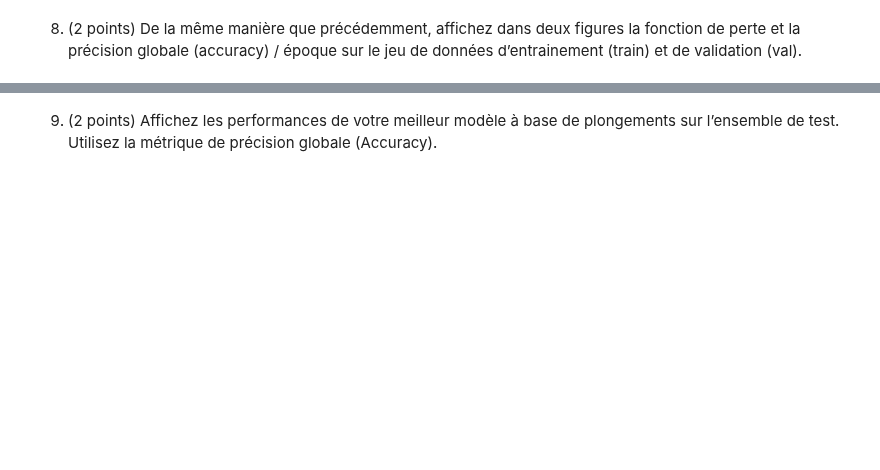
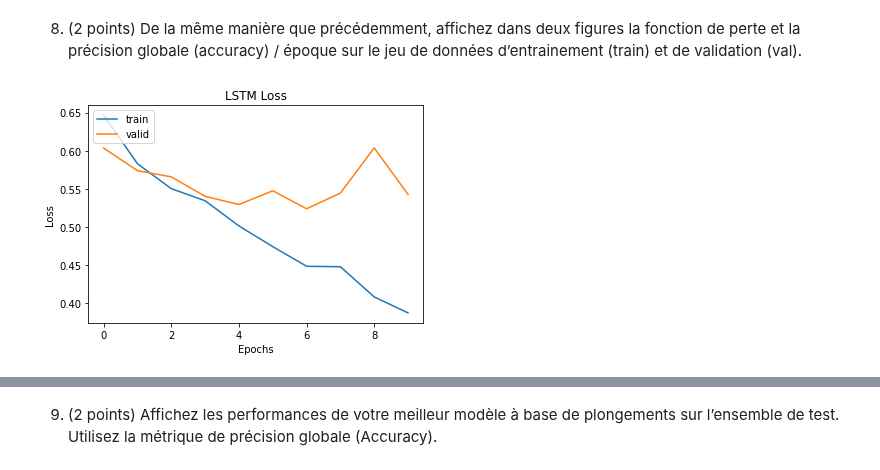
Before and after one commit to nabil-dbz/INF8460, a Jupyter notebook: TP2/Squelette et données/inf8460_A21_TP2_squelette.ipynb, the cells around one changed output, grey strips where cells are left out. Saved outputs shown, nothing was run; the diff lists cells and outputs as text; code cells hidden in the pictures; blank space fills up the shorter version.

```diff
--- a/TP2/Squelette et données/inf8460_A21_TP2_squelette.ipynb
+++ b/TP2/Squelette et données/inf8460_A21_TP2_squelette.ipynb
@@ -443,0 +661,6 @@ Pipeline(steps=[('tfidf',
+# %%
+embedding_dim = 200
+vocabulary, vectorizer = get_vocabulary(max_features, maxlen)
+embeddings_index = get_embeddings_index_from_glove('glove.6B.200d.txt')
+embedding_matrix = get_embedding_matrix(max_features + 2, embedding_dim, vocabulary, embeddings_index)
+model_with_glove = initi_keras_model_glove(max_features + 2, embedding_dim, embedding_matrix)
@@ -443,0 +687,16 @@ Pipeline(steps=[('tfidf',
+# %%
+model_glove_checkpoint_callback = keras.callbacks.ModelCheckpoint(
+    filepath='./history_glove_checkpoint',
+    save_weights_only=True,
+    monitor='val_accuracy',
+    mode='max',
+    save_best_only=True
+)
+model_with_glove.compile("adam", "binary_crossentropy", metrics=["accuracy"])
+his_with_glove = model_with_glove.fit(
+    x=x_train,
+    y=y_train,
+    batch_size=200,
+    epochs=10,
+    validation_data=(x_valid, y_valid),
+    callbacks=[early_stopping_callback, model_glove_checkpoint_callback])
@@ -444,2 +724,6 @@ Pipeline(steps=[('tfidf',
 # %% [markdown]
 8. (2 points) De la même manière que précédemment, affichez dans deux figures la fonction de perte et la précision globale (accuracy) / époque sur le jeu de données d’entrainement (train) et de validation (val).
+# %%
+generate_model_history(his_with_glove, 'loss', 'Loss', 'LSTM Loss')
+# %% [output]
+[figure, added]
```
Also changed, not shown: parts of 36 cells of this notebook.
